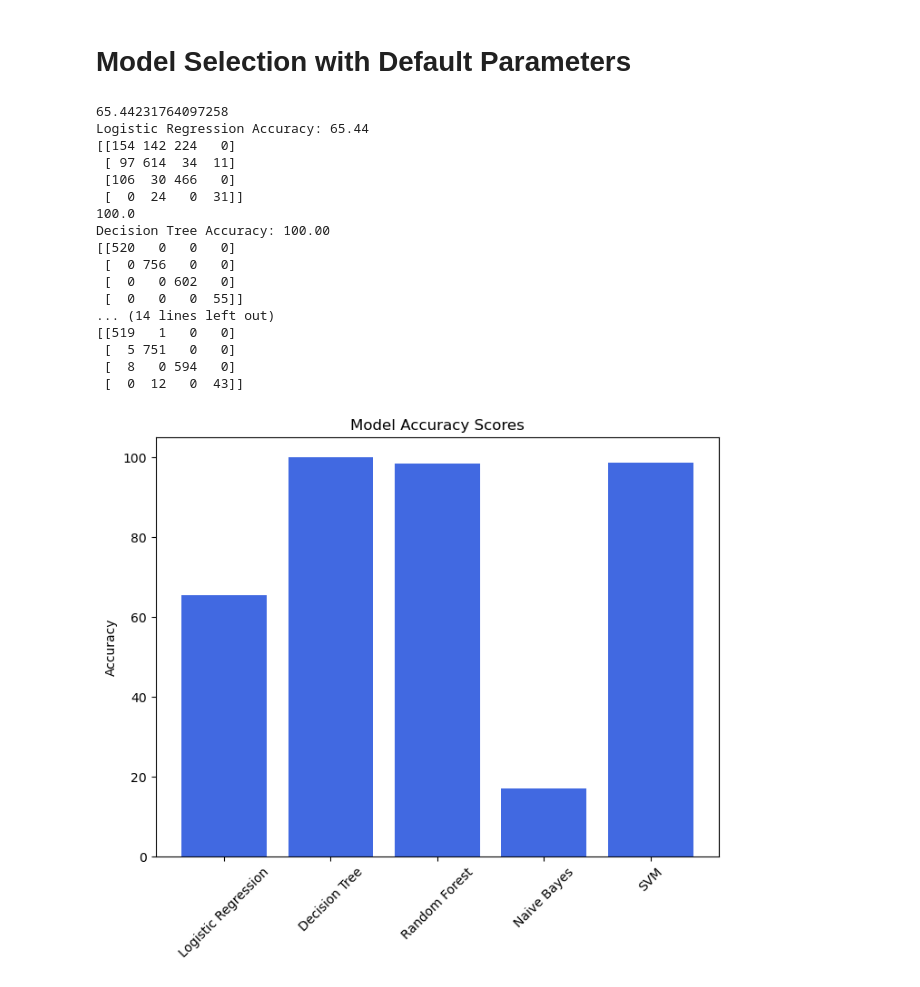
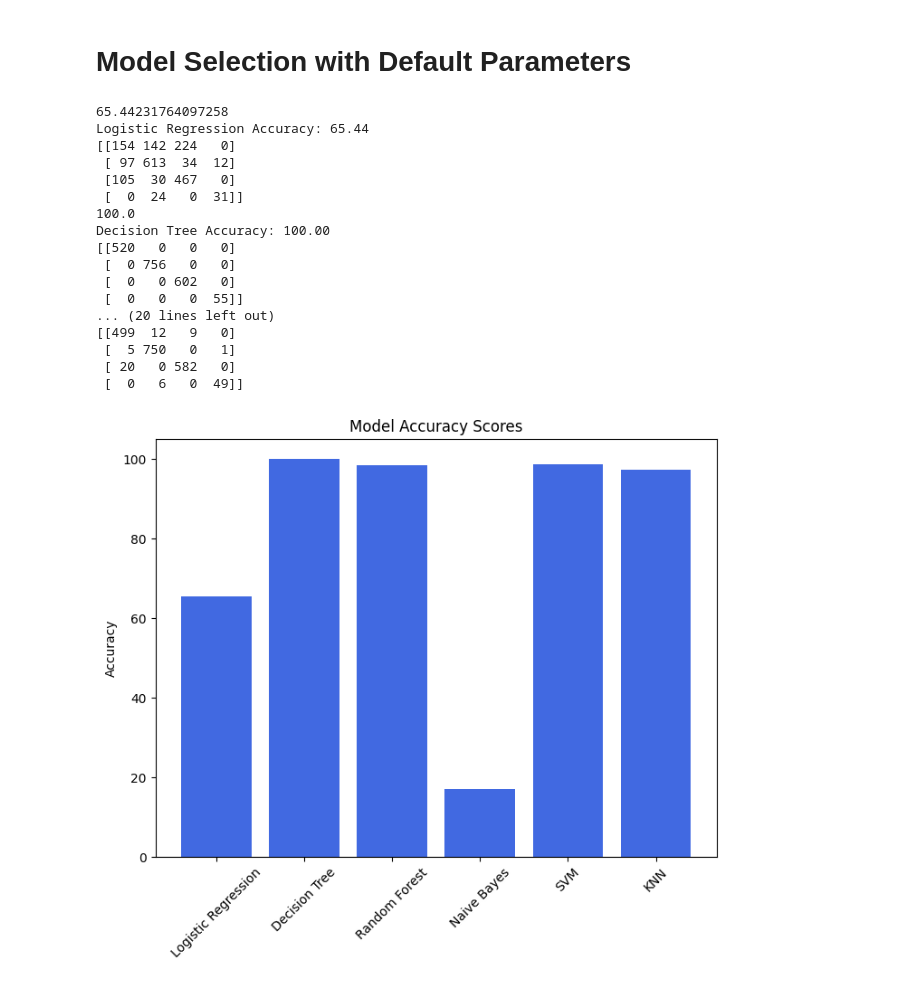
Before and after one commit to dalaikajal/CS584-Children-Anemia-Prediction, a Jupyter notebook: ChildrenAnemia.ipynb, the cells around one changed output. Saved outputs shown, nothing was run; the diff lists cells and outputs as text; code cells hidden in the pictures.

```diff
--- a/ChildrenAnemia.ipynb
+++ b/ChildrenAnemia.ipynb
@@ -157,8 +157,8 @@ from sklearn.naive_bayes import GaussianNB
 from sklearn.metrics import confusion_matrix, accuracy_score, precision_score, recall_score, f1_score
 from sklearn.tree import DecisionTreeClassifier
 from sklearn.ensemble import RandomForestClassifier
+from sklearn.neighbors import KNeighborsClassifier
 from sklearn.svm import SVC
-
 
 # Split data into train and test sets
 X_train, X_test, y_train, y_test = train_test_split(X, y, test_size=0.2, random_state=42)
@@ -169,8 +169,8 @@ models = {
    'Decision Tree': DecisionTreeClassifier(),
    'Random Forest': RandomForestClassifier(),
    'Naive Bayes': GaussianNB(),
-    'SVM': SVC(),
-
+   'SVM': SVC(),
+   'KNN': KNeighborsClassifier(),
 }
 
 # Train and evaluate models
@@ -178,41 +178,41 @@ results = {}
 
 for name, model in models.items():
    with warnings.catch_warnings():
       warnings.simplefilter("ignore")
       model.fit(X_train, y_train)
       y_pred = model.predict(X_test)
       accuracy = accuracy_score(y_test, y_pred)
       results[name] = accuracy * 100
       print(results[name])
       print(f'{name} Accuracy: {results[name]:.2f}')
       print(confusion_matrix(y_true=y_test, y_pred=model.predict(X_test)))
 
 # Plot accuracy scores
 plt.figure(figsize=(8, 6))
 plt.bar(range(len(results)), list(results.values()), align='center', color='royalblue')
 plt.xticks(range(len(results)), list(results.keys()), rotation=45)
 plt.ylabel('Accuracy')
 plt.title('Model Accuracy Scores')
 plt.show()
 # %% [output]
 65.44231764097258
 Logistic Regression Accuracy: 65.44
 [[154 142 224   0]
- [ 97 614  34  11]
- [106  30 466   0]
+ [ 97 613  34  12]
+ [105  30 467   0]
  [  0  24   0  31]]
 100.0
 Decision Tree Accuracy: 100.00
 [[520   0   0   0]
  [  0 756   0   0]
  [  0   0 602   0]
  [  0   0   0  55]]
-... (14 lines left out)
-[[519   1   0   0]
- [  5 751   0   0]
- [  8   0 594   0]
- [  0  12   0  43]]
+... (20 lines left out)
+[[499  12   9   0]
+ [  5 750   0   1]
+ [ 20   0 582   0]
+ [  0   6   0  49]]
-[figure, old version]
+[figure, new version]
 # %%
 # Model performance with Hyperparameter tuning and dimensionality reduction techniques.
 from sklearn.model_selection import GridSearchCV
```
Also changed, not shown: parts of 1 cell of this notebook.
